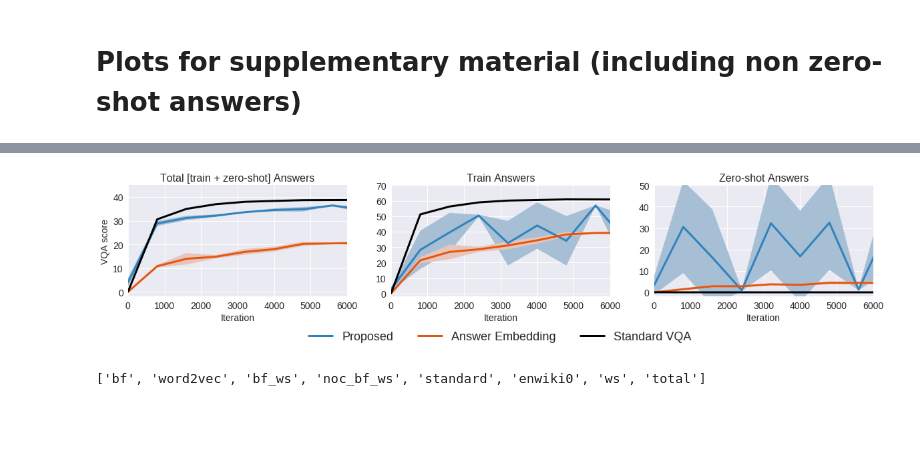
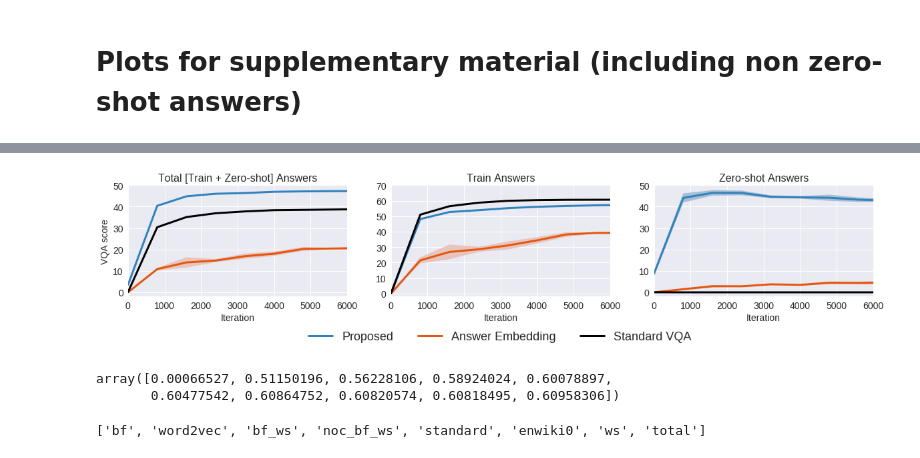
Before and after one commit to HyeonwooNoh/VQA-Transfer-ExternalData, a Jupyter notebook: plot_for_paper.ipynb, the cells around one changed output, grey strips where cells are left out. Cells and saved outputs as stored; diff of their text form; code cells hidden in the pictures; blank space fills up the shorter version.

Commit message:
plot update

```diff
--- a/plot_for_paper.ipynb
+++ b/plot_for_paper.ipynb
@@ -187,9 +187,13 @@ plt.show()
 # Plots for supplementary material (including non zero-shot answers)
 # %%
 dirs_dict = {}
-dirs_dict['standard'] = glob.glob('/home/carpedm20/git/vlmap/vqa_all_standard_and_non_standard_train_dir/vqa_standard_d_qa_*')
+dirs_dict['standard'] = glob.glob('/home/carpedm20/git/vlmap/vqa_all_standard_and_non_standard_train_dir/vqa_standard_d_qa_*_vqasd234*')
+dirs_dict['standard'].extend(glob.glob('train_dir/vqa_standard_*_seed*'))
 dirs_dict['word2vec'] = glob.glob('/home/carpedm20/git/vlmap/vqa_all_standard_and_non_standard_train_dir/vqa_standard_word2vec_d_qa*')
-dirs_dict['bf_ws'] = glob.glob('/home/carpedm20/git/vlmap/vqa_all_non_standard_new_eval_train_dir/*')
+#dirs_dict['bf_ws'] = glob.glob('train_dir/vqa_vlmap_answer_vqa_all*')
+dirs_dict['bf_ws'] = glob.glob('/home/carpedm20/git/vlmap/vlmap_answer_vqa_all2_train_dir/vqa_vlmap_answer_vqa_all2_d_qa_split_objattr_answer_3div4_genome_memft_check_all_answer_thres1_50000_thres2_-1_with_seen_answer_in_test_tf_record_memft_vfeat_bottomup_36_my_mdvlmap_answer_vqa_all2_vqasd123_bs512_lr0.001_seed123_20180518-233202')
+dirs_dict['bf_ws'].append('/home/carpedm20/git/vlmap/train_dir/vqa_vlmap_answer_vqa_all2_d_qa_split_objattr_answer_3div4_genome_memft_check_all_answer_thres1_50000_thres2_-1_with_seen_answer_in_test_tf_record_memft_vfeat_bottomup_36_my_mdvlmap_answer_vqa_all2_vqasd345_bs512_lr0.001_seed345_20180519-030515')
+dirs_dict['bf_ws'].append('/home/carpedm20/git/vlmap/train_dir/vqa_vlmap_answer_vqa_all2_d_qa_split_objattr_answer_3div4_genome_memft_check_all_answer_thres1_50000_thres2_-1_with_seen_answer_in_test_tf_record_memft_vfeat_bottomup_36_my_mdvlmap_answer_vqa_all2_vqasd234_bs512_lr0.001_seed234_20180519-032830')
 # %%
-titles = ['Total [train + zero-shot] Answers', 'Train Answers', 'Zero-shot Answers']
+titles = ['Total [Train + Zero-shot] Answers', 'Train Answers', 'Zero-shot Answers']
 names = ['new_total_total_score', 'new_no_test_total_score', 'new_no_train_total_score']
@@ -231,7 +229,7 @@ for key in dirs_dict:
 # %%
 plt.figure(figsize=(20,4))
 #plt.suptitle('Liguistic Knowledge Sources Comparison', fontsize=20, x=0.51, y=1.08)
-y_lims = [(-2, 45), (-2, 70), (-2, 50)]
+y_lims = [(-2, 50), (-2, 70), (-2, 50)]
 linecolors = {
     'bf_ws': '#3182bd',
     'noc_bf_ws': '#843c39',
@@ -246,34 +244,39 @@ facecolors = {
 }
 for i, (title, name, y_lim) in enumerate(zip(titles, names, y_lims)):
     plt.subplot(1, 3, i+1)
     for res_key in ['bf_ws', 'word2vec', 'standard']:
         res = data_summary_dict[res_key]
         x = res['iter']
         y = res[name + '_mean'] * 100
         y_err = res[name + '_std'] * 100
         plt.plot(x, y, linewidth=3, color=linecolors[res_key])
         plt.fill_between(x, y - y_err, y + y_err, facecolor=facecolors[res_key])
 
     plt.title(title, fontsize=16)
     #plt.legend(['Blankfill + Wordset', 'Blankfill', 'Wordset'], loc='lower right', bbox_to_anchor=(0.98, 0.05), fontsize=14)
     plt.ylim(y_lim)
     plt.xlim((0, 6000))
     plt.yticks(fontsize=14)
     plt.xticks(fontsize=14)
     if i == 0:
         plt.ylabel('VQA score', fontsize=14)
     plt.xlabel('Iteration', fontsize=14)
 
 #plt.figlegend(['Proposed', 'Separable Classifier', 'Answer Embedding', 'Standard VQA'], loc='lower center', ncol=4, fontsize=18, bbox_to_anchor=(0.42, 0))
 plt.figlegend(['Proposed', 'Answer Embedding', 'Standard VQA'], loc='lower center', ncol=4, fontsize=18, bbox_to_anchor=(0.42, 0))
 plt.subplots_adjust(bottom=0.3)
 #plt.figlegend( lines, labels, loc = 'lower center', ncol=5, labelspacing=0. )
 
 #plt.tight_layout()
 plt.savefig('plots/model_comparison_with_std_vqa_all.png',bbox_inches='tight')
 plt.show()
 # %% [output]
-[figure, old version]
+[figure, new version]
+# %%
+data_summary_dict['standard']['new_no_test_total_score_mean']
+# %% [output]
+array([0.00066527, 0.51150196, 0.56228106, 0.58924024, 0.60078897,
+       0.60477542, 0.60864752, 0.60820574, 0.60818495, 0.60958306])
 # %%
 data_dict.keys()
 # %% [output]
```
Also changed, not shown: parts of 1 cell of this notebook, 1 other file.
